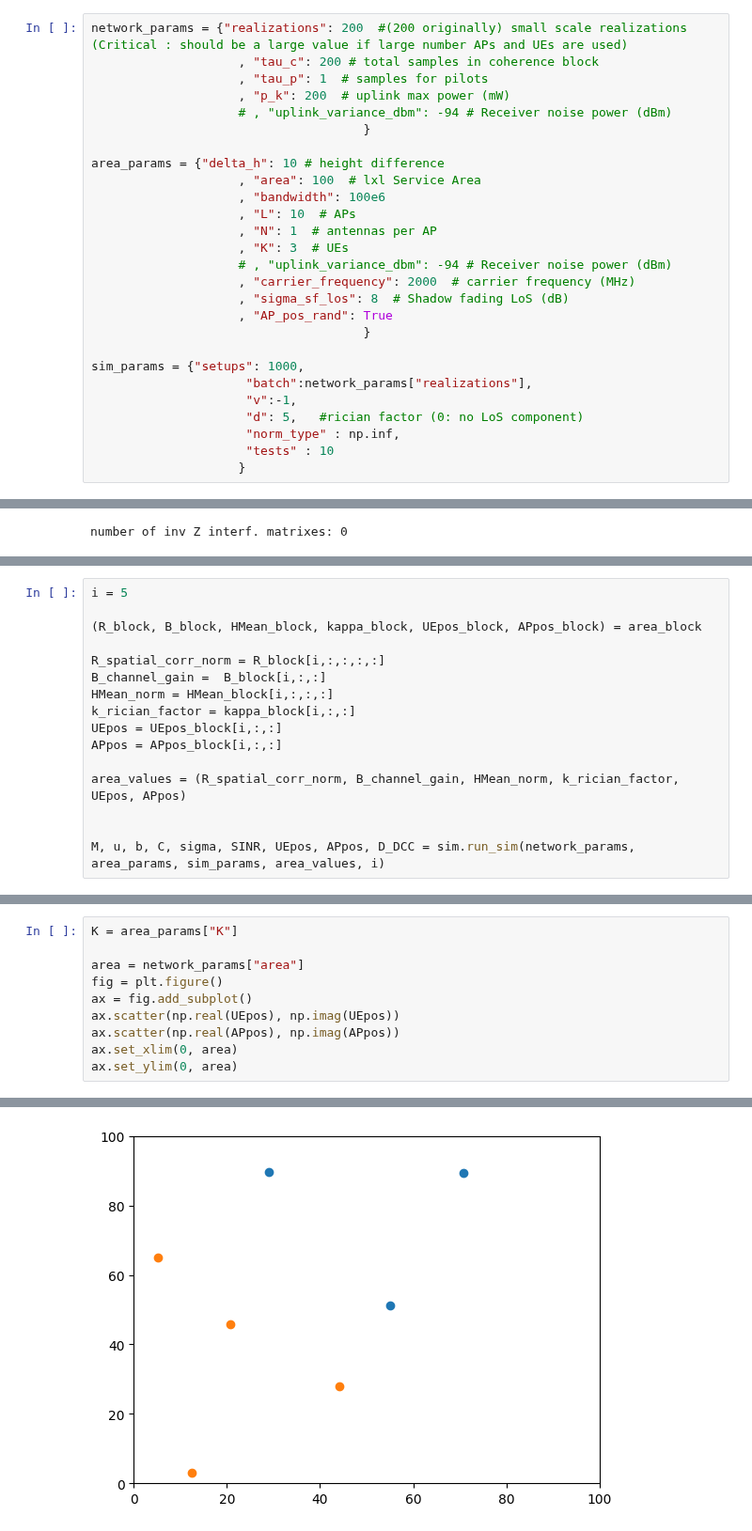
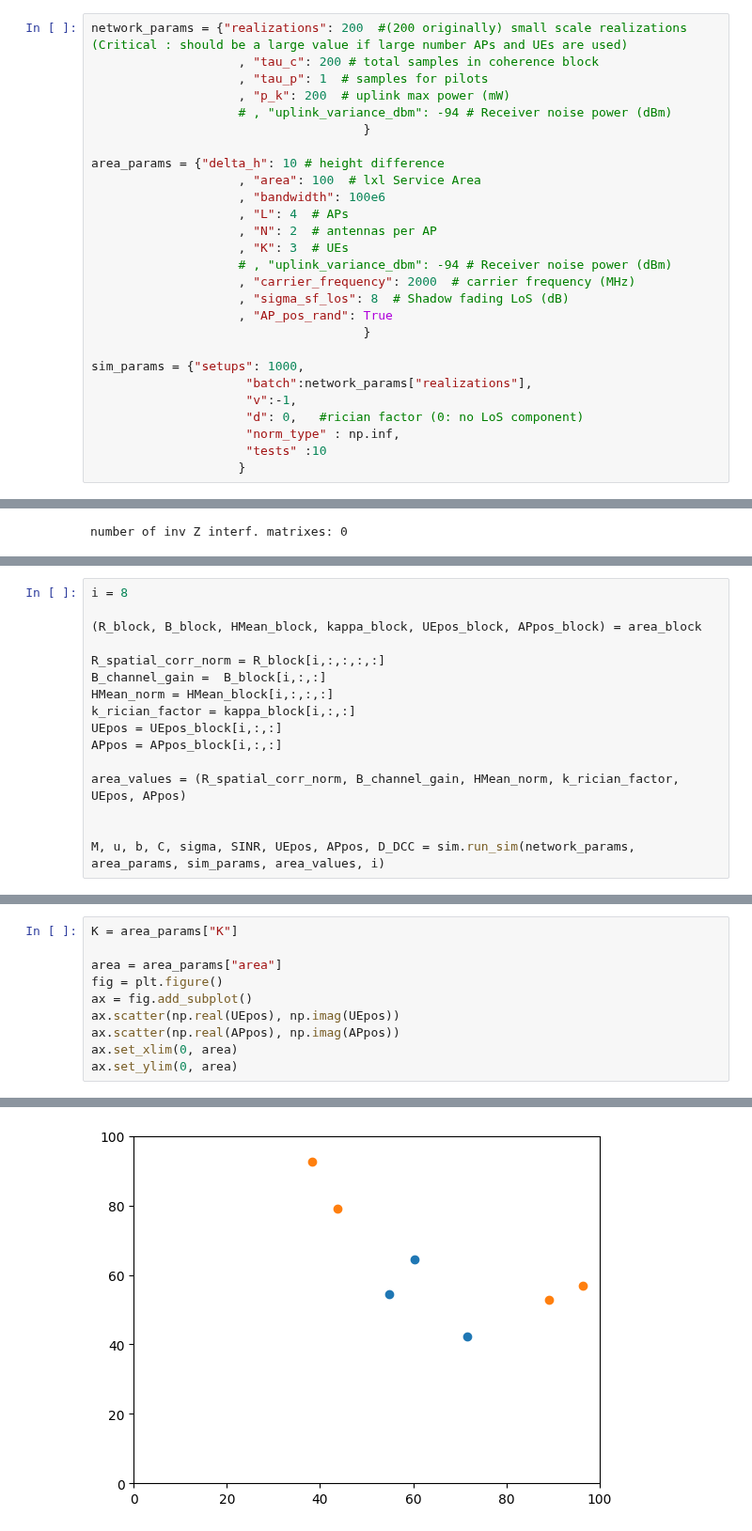
Before and after one commit to isabel-vs/masterthesis, a Jupyter notebook: sinr_region.ipynb, the cells around one changed output, grey strips where cells are left out. Shown at 94% size. Saved outputs shown, nothing was run; the diff lists cells and outputs as text.

```diff
--- a/sinr_region.ipynb
+++ b/sinr_region.ipynb
@@ -18,8 +18,8 @@ network_params = {"realizations": 200  #(200 originally) small scale realization
 area_params = {"delta_h": 10 # height difference
                     , "area": 100  # lxl Service Area
                     , "bandwidth": 100e6
-                    , "L": 10  # APs
-                    , "N": 1  # antennas per AP
+                    , "L": 4  # APs
+                    , "N": 2  # antennas per AP
                     , "K": 3  # UEs
                     # , "uplink_variance_dbm": -94 # Receiver noise power (dBm)
                     , "carrier_frequency": 2000  # carrier frequency (MHz)
@@ -30,9 +30,9 @@ area_params = {"delta_h": 10 # height difference
 sim_params = {"setups": 1000,
                      "batch":network_params["realizations"],
                      "v":-1,
-                     "d": 5,   #rician factor (0: no LoS component)
+                     "d": 0,   #rician factor (0: no LoS component)
                      "norm_type" : np.inf,
-                     "tests" : 10
+                     "tests" :10
                     }
 # %%
 # (R_block, B_block, HMean_block, kappa_block, UEpos_block, APpos_block) = sim.create_areas(area_params, sim_params["tests"])
@@ -86,5 +91,5 @@ plt.show()
 # %%
-i = 5
+i = 8
 
 (R_block, B_block, HMean_block, kappa_block, UEpos_block, APpos_block) = area_block
 
@@ -147,13 +152,13 @@ inv Z?:  True
 # %%
 K = area_params["K"]
 
-area = network_params["area"]
+area = area_params["area"]
 fig = plt.figure()
 ax = fig.add_subplot()
 ax.scatter(np.real(UEpos), np.imag(UEpos))
 ax.scatter(np.real(APpos), np.imag(APpos))
 ax.set_xlim(0, area)
 ax.set_ylim(0, area)
 # %% [output]
 (0.0, 100.0)
-[figure, old version]
+[figure, new version]
```
Also changed, not shown: parts of 3 cells of this notebook, 7 other files.
